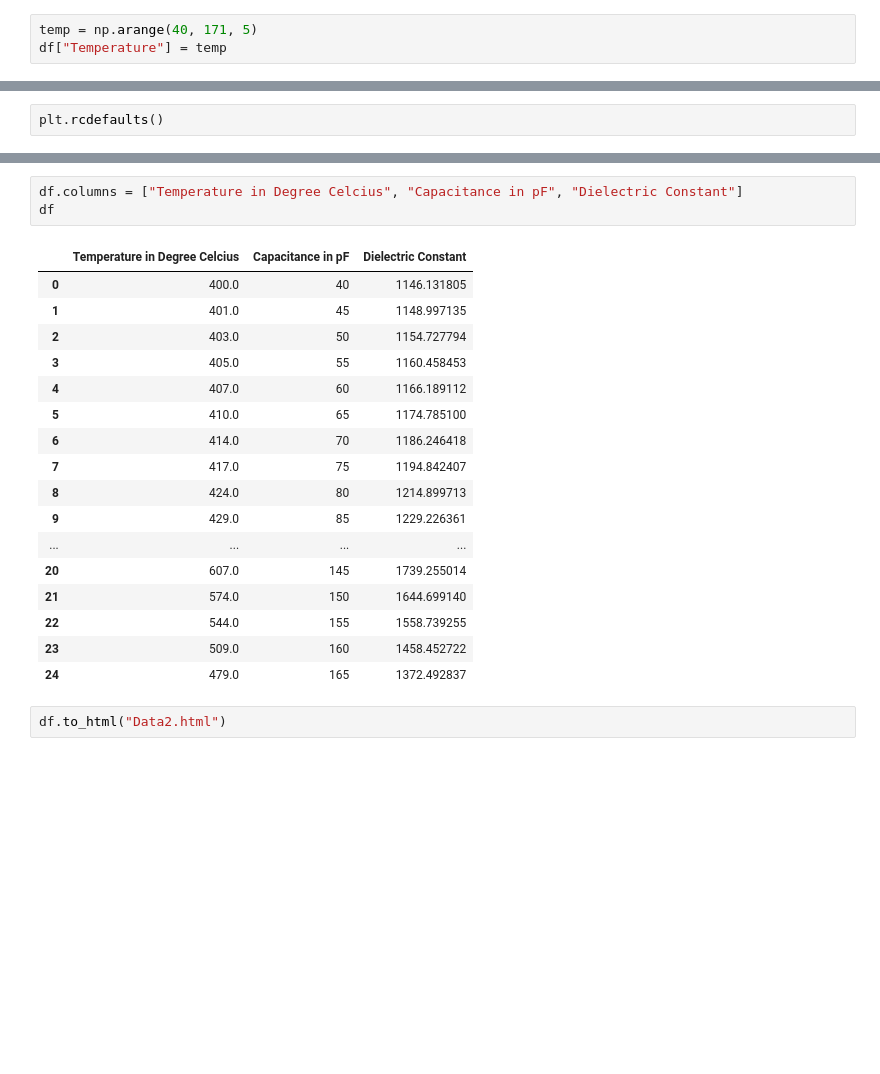
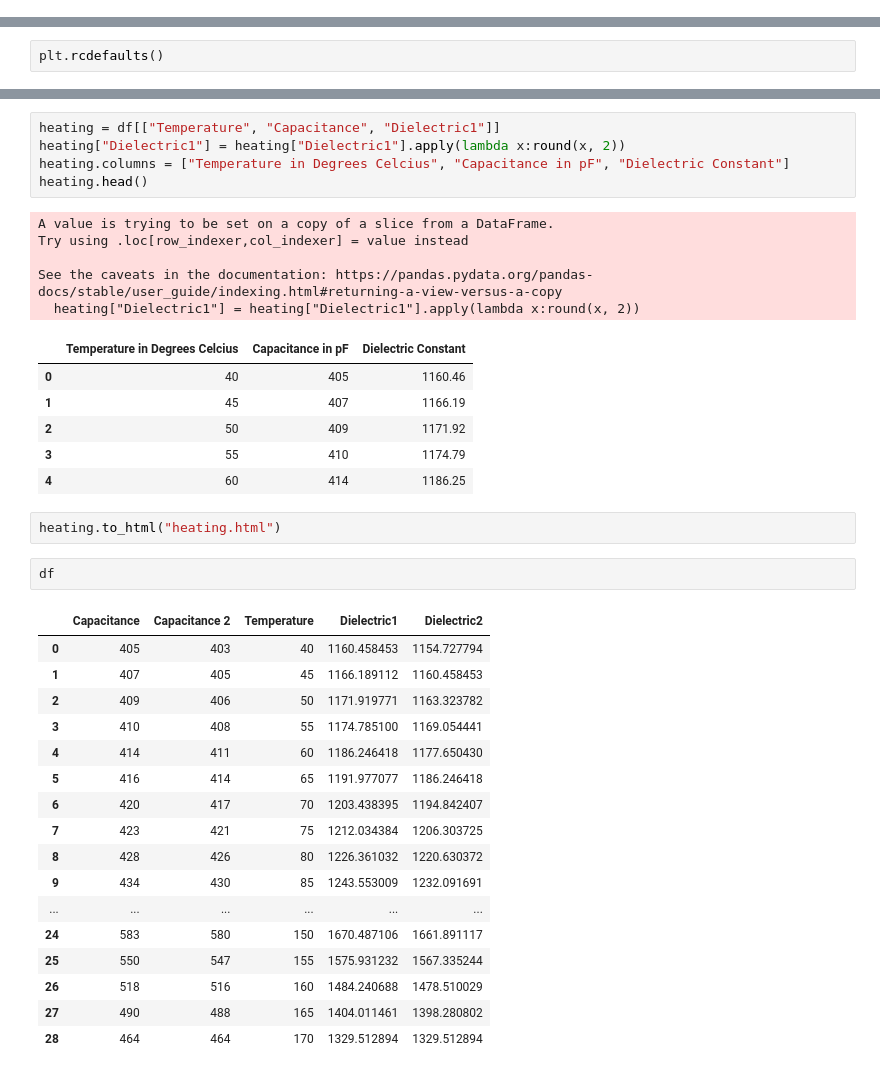
Before and after one commit to KulwinderKaur17/Experiments, a Jupyter notebook: DC/My/DC.ipynb, the cells around one changed output, grey strips where cells are left out. Saved outputs shown, nothing was run; the diff lists cells and outputs as text; blank space fills up the shorter version.

```diff
--- a/DC/My/DC.ipynb
+++ b/DC/My/DC.ipynb
@@ -28,3 +27,0 @@ df
-# %%
-temp = np.arange(40, 171, 5)
-df["Temperature"] = temp
@@ -78,23 +55,39 @@ plt.savefig("DC2.pdf")
 # %%
-df.columns = ["Temperature in Degree Celcius", "Capacitance in pF", "Dielectric Constant"]
-df
+heating = df[["Temperature", "Capacitance", "Dielectric1"]]
+heating["Dielectric1"] = heating["Dielectric1"].apply(lambda x:round(x, 2))
+heating.columns = ["Temperature in Degrees Celcius", "Capacitance in pF", "Dielectric Constant"]
+heating.head()
 # %% [output]
+A value is trying to be set on a copy of a slice from a DataFrame.
+Try using .loc[row_indexer,col_indexer] = value instead
+
+See the caveats in the documentation: https://pandas.pydata.org/pandas-docs/stable/user_guide/indexing.html#returning-a-view-versus-a-copy
+  heating["Dielectric1"] = heating["Dielectric1"].apply(lambda x:round(x, 2))
-|  | Temperature in Degree Celcius | Capacitance in pF | Dielectric Constant |
-| 0 | 400.0 | 40 | 1146.131805 |
-| 1 | 401.0 | 45 | 1148.997135 |
-| 2 | 403.0 | 50 | 1154.727794 |
-| 3 | 405.0 | 55 | 1160.458453 |
-| 4 | 407.0 | 60 | 1166.189112 |
-| 5 | 410.0 | 65 | 1174.785100 |
-| 6 | 414.0 | 70 | 1186.246418 |
-| 7 | 417.0 | 75 | 1194.842407 |
-| 8 | 424.0 | 80 | 1214.899713 |
-| 9 | 429.0 | 85 | 1229.226361 |
-| ... | ... | ... | ... |
-| 20 | 607.0 | 145 | 1739.255014 |
-| 21 | 574.0 | 150 | 1644.699140 |
-| 22 | 544.0 | 155 | 1558.739255 |
-| 23 | 509.0 | 160 | 1458.452722 |
-| 24 | 479.0 | 165 | 1372.492837 |
+|  | Temperature in Degrees Celcius | Capacitance in pF | Dielectric Constant |
+| 0 | 40 | 405 | 1160.46 |
+| 1 | 45 | 407 | 1166.19 |
+| 2 | 50 | 409 | 1171.92 |
+| 3 | 55 | 410 | 1174.79 |
+| 4 | 60 | 414 | 1186.25 |
 # %%
-df.to_html("Data2.html")
+heating.to_html("heating.html")
+# %%
+df
+# %% [output]
+|  | Capacitance | Capacitance 2 | Temperature | Dielectric1 | Dielectric2 |
+| 0 | 405 | 403 | 40 | 1160.458453 | 1154.727794 |
+| 1 | 407 | 405 | 45 | 1166.189112 | 1160.458453 |
+| 2 | 409 | 406 | 50 | 1171.919771 | 1163.323782 |
+| 3 | 410 | 408 | 55 | 1174.785100 | 1169.054441 |
+| 4 | 414 | 411 | 60 | 1186.246418 | 1177.650430 |
+| 5 | 416 | 414 | 65 | 1191.977077 | 1186.246418 |
+| 6 | 420 | 417 | 70 | 1203.438395 | 1194.842407 |
+| 7 | 423 | 421 | 75 | 1212.034384 | 1206.303725 |
+| 8 | 428 | 426 | 80 | 1226.361032 | 1220.630372 |
+| 9 | 434 | 430 | 85 | 1243.553009 | 1232.091691 |
+| ... | ... | ... | ... | ... | ... |
+| 24 | 583 | 580 | 150 | 1670.487106 | 1661.891117 |
+| 25 | 550 | 547 | 155 | 1575.931232 | 1567.335244 |
+| 26 | 518 | 516 | 160 | 1484.240688 | 1478.510029 |
+| 27 | 490 | 488 | 165 | 1404.011461 | 1398.280802 |
+| 28 | 464 | 464 | 170 | 1329.512894 | 1329.512894 |
```
Also changed, not shown: parts of 15 cells of this notebook, 16 other files.
